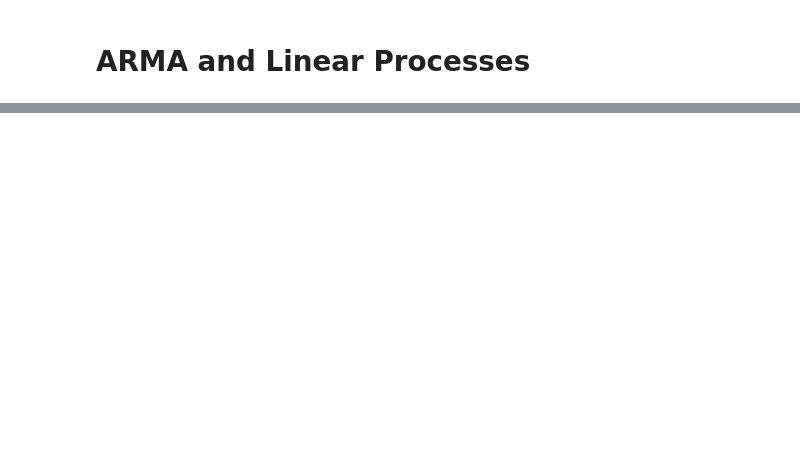
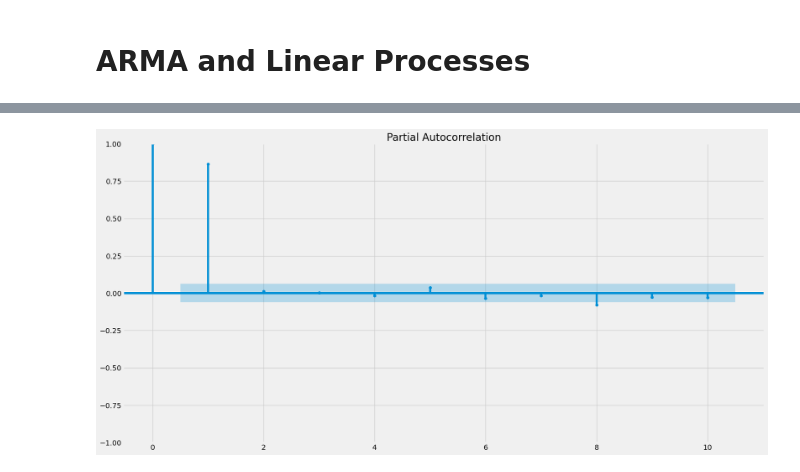
Before and after one commit to bachaudhry/time_series, a Jupyter notebook: ts_with_k/04_ARMA.ipynb, the cells around one changed output, grey strips where cells are left out. Saved outputs shown, nothing was run; the diff lists cells and outputs as text; code cells hidden in the pictures; blank space fills up the shorter version.

```diff
--- a/ts_with_k/04_ARMA.ipynb
+++ b/ts_with_k/04_ARMA.ipynb
@@ -36,0 +88,6 @@ ModuleNotFoundError: No module named 'fbprophet'
+# %%
+# Plot PACF
+plot_pacf(simulated_data1, lags=10)
+plt.show();
+# %% [output]
+[figure, added]
```
Also changed, not shown: parts of 27 cells of this notebook.
